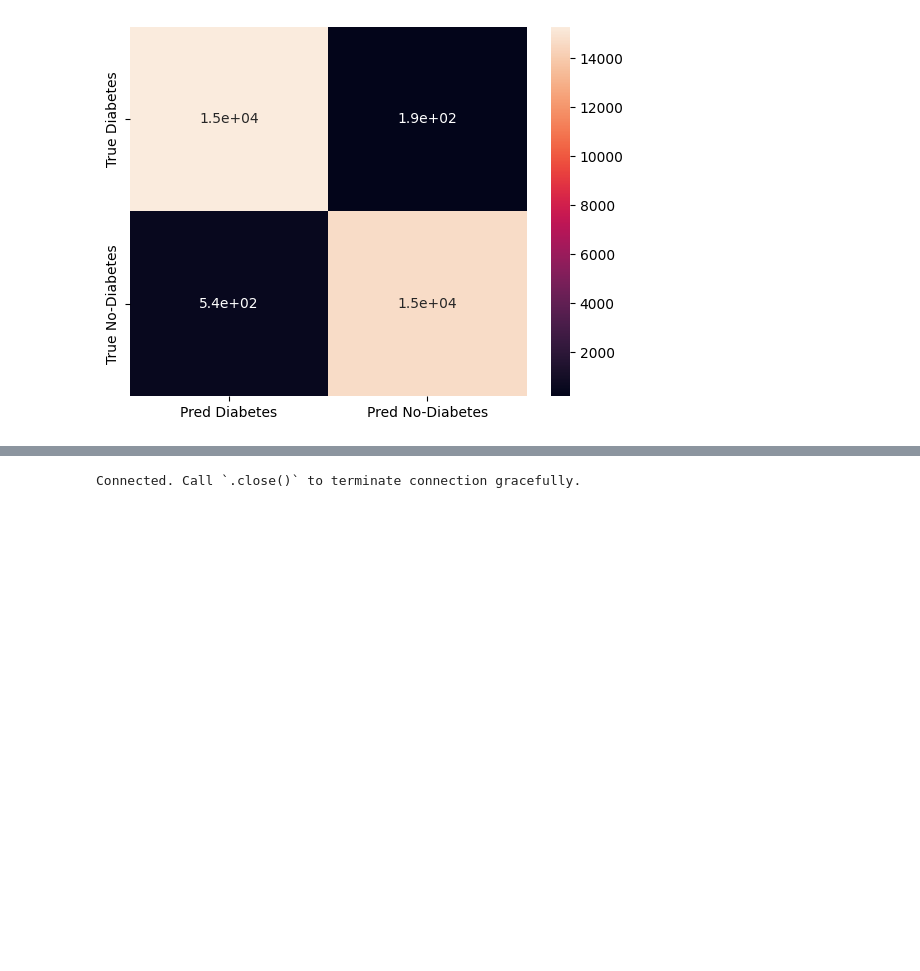
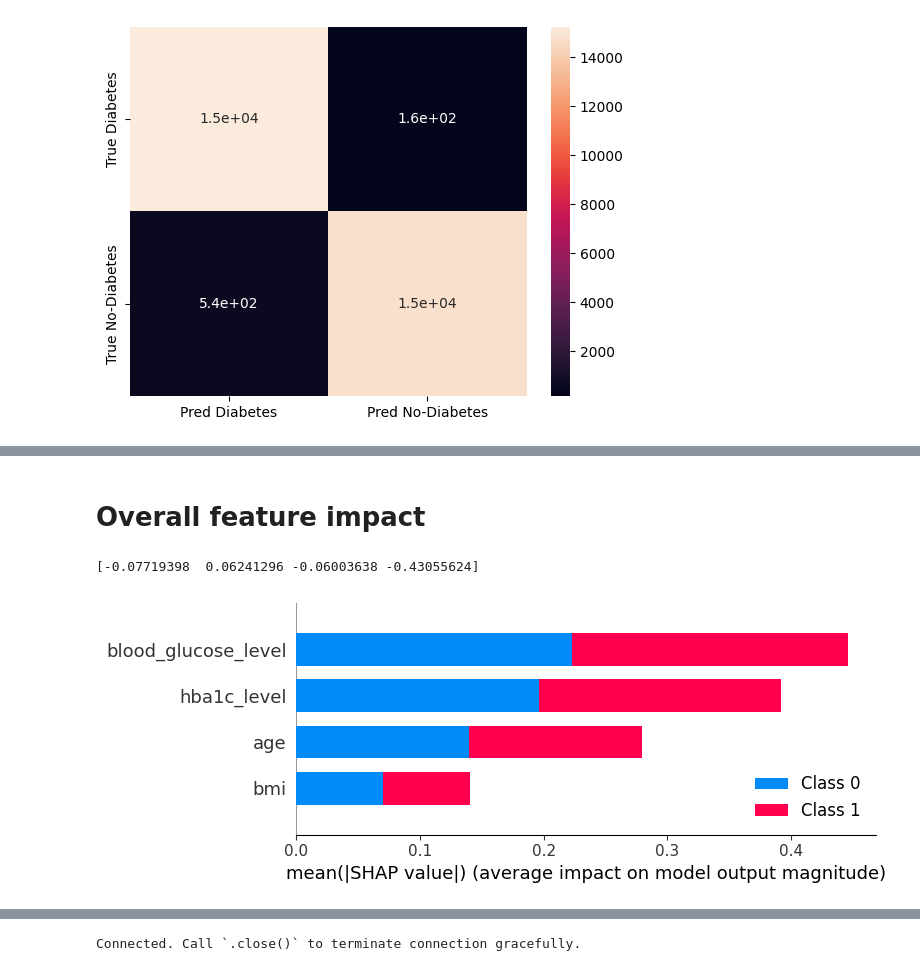
Before and after one commit to SonyaStern/ScalableML, a Jupyter notebook: project/diabetes_training_pipeline.ipynb, the cells around one changed output, grey strips where cells are left out. Cells and saved outputs as stored; diff of their text form; code cells hidden in the pictures; blank space fills up the shorter version.

```diff
--- a/project/diabetes_training_pipeline.ipynb
+++ b/project/diabetes_training_pipeline.ipynb
@@ -110,7 +84,8 @@ VersionWarning: Incremented version to `7`.
 
 # pipe = make_pipeline(StandardScaler(), BernoulliNB())
 # pipe = make_pipeline(StandardScaler(), SGDClassifier())
-pipe = make_pipeline(StandardScaler(), RandomForestClassifier(random_state=42))
+rf = RandomForestClassifier(random_state=42)
+# pipe = make_pipeline(StandardScaler(), rf)
 # pipe = make_pipeline(StandardScaler(), SVC(gamma='auto'))
-pipe.fit(X_train, y_train.values.ravel())
+rf.fit(X_train, y_train.values.ravel())
 # %% [output]
@@ -146,0 +122,5 @@ fig = cm.get_figure()
+# %%
+import shap
+shap.initjs()
+
+explainer = shap.TreeExplainer(rf)
@@ -146,0 +129,3 @@ fig = cm.get_figure()
+# %%
+samples = shap.sample(X_test, 100)
+shap_values = explainer.shap_values(samples, approximate=True)
@@ -146,0 +145,10 @@ fig = cm.get_figure()
+# %% [markdown]
+# Overall feature impact
+# %%
+print(shap_values[0][0,:])
+# %% [output]
+[-0.07719398  0.06241296 -0.06003638 -0.43055624]
+# %%
+shap.summary_plot(shap_values, samples)
+# %% [output]
+[figure, added]
```
Also changed, not shown: parts of 20 cells of this notebook.
